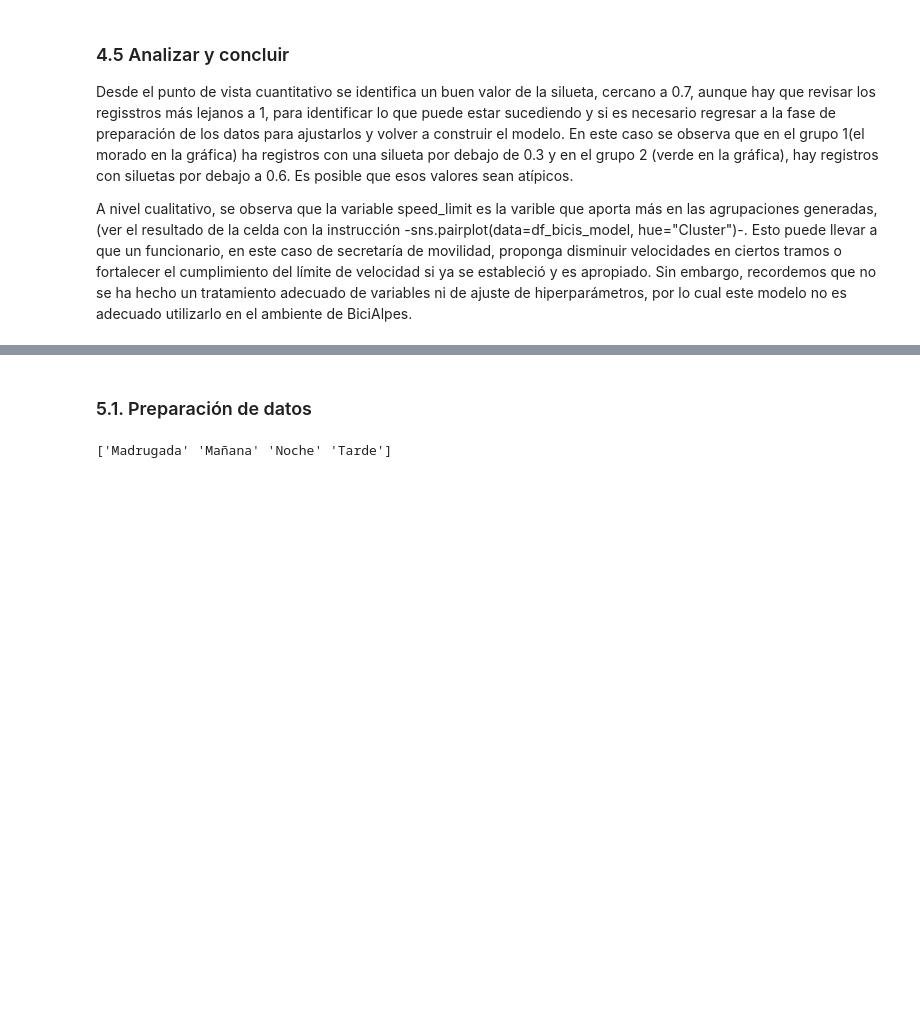
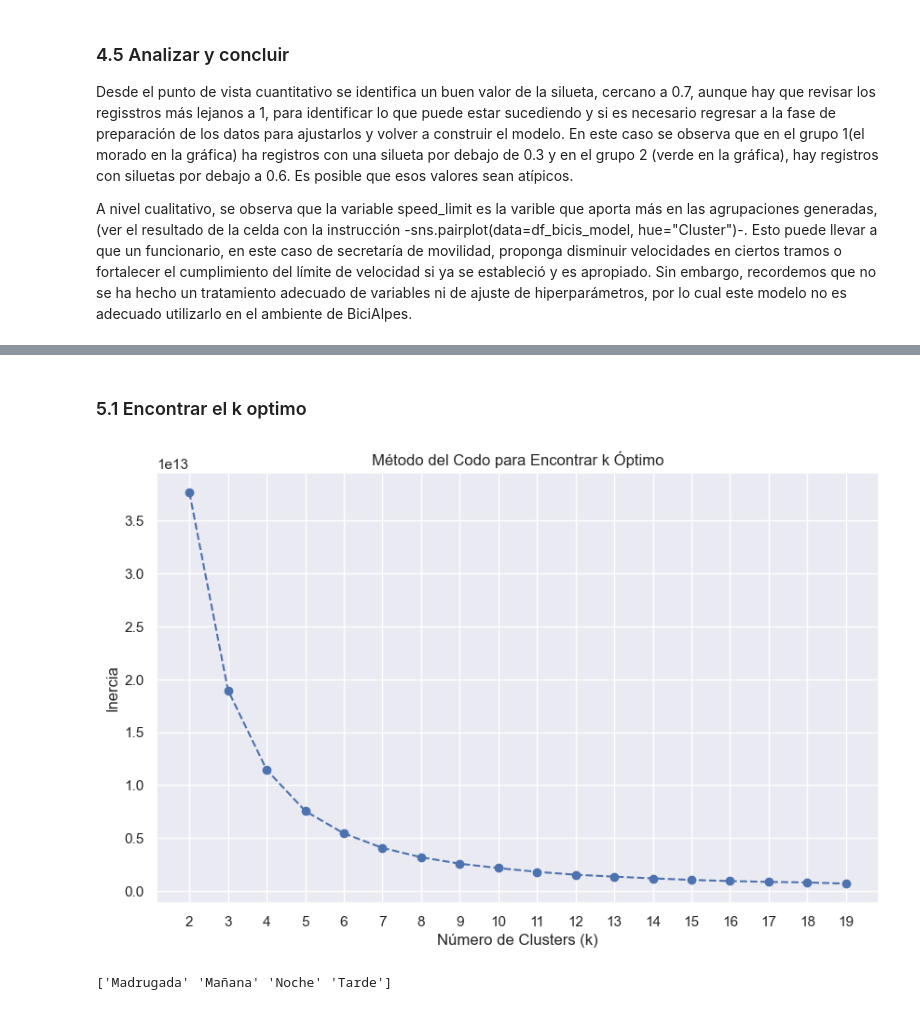
Before and after one commit to renegade93/business-intelligence-2025-2, a Jupyter notebook: laboratorio-2/Agrupacion_senecafe_alpes.ipynb, the cells around one changed output, grey strips where cells are left out. Cells and saved outputs as stored; diff of their text form; code cells hidden in the pictures; blank space fills up the shorter version.

Commit message:
k-means codo

```diff
--- a/laboratorio-2/Agrupacion_senecafe_alpes.ipynb
+++ b/laboratorio-2/Agrupacion_senecafe_alpes.ipynb
@@ -844,2 +849,2 @@ En esta iteración profundizaremos en la preparación de los datos para obtener
 # %% [markdown]
-### 5.1. Preparación de datos
+### 5.1 Encontrar el k optimo
@@ -856,3 +851,27 @@ df_bicis_model2 = df_bicis[cols_select2].copy()
+# %%
+df_processed = df_cafe.copy()
+# %%
+# Lista para guardar la inercia (suma de distancias al cuadrado) para cada k
+inertia = []
+# Rango de clusters a probar
+k_range = range(2, 20)
+
+for k in k_range:
+    kmeans = KMeans(n_clusters=k, random_state=42, n_init='auto')
+    kmeans.fit(df_processed)
+    inertia.append(kmeans.inertia_)
+
+# Graficar los resultados
+plt.figure(figsize=(10, 6))
+plt.plot(k_range, inertia, marker='o', linestyle='--')
+plt.xlabel('Número de Clusters (k)')
+plt.ylabel('Inercia')
+plt.title('Método del Codo para Encontrar k Óptimo')
+plt.xticks(k_range)
+plt.grid(True)
+plt.show()
+# %% [output]
+[figure, added]
 # %%
 # Ejemplos de opciones para transformar una variable categórica a una numércia - LabelEncoder y OneHotEncoder
 # En este ejemplo, usaremos OneHotEncoder
```
Also changed, not shown: parts of 4 cells of this notebook.
